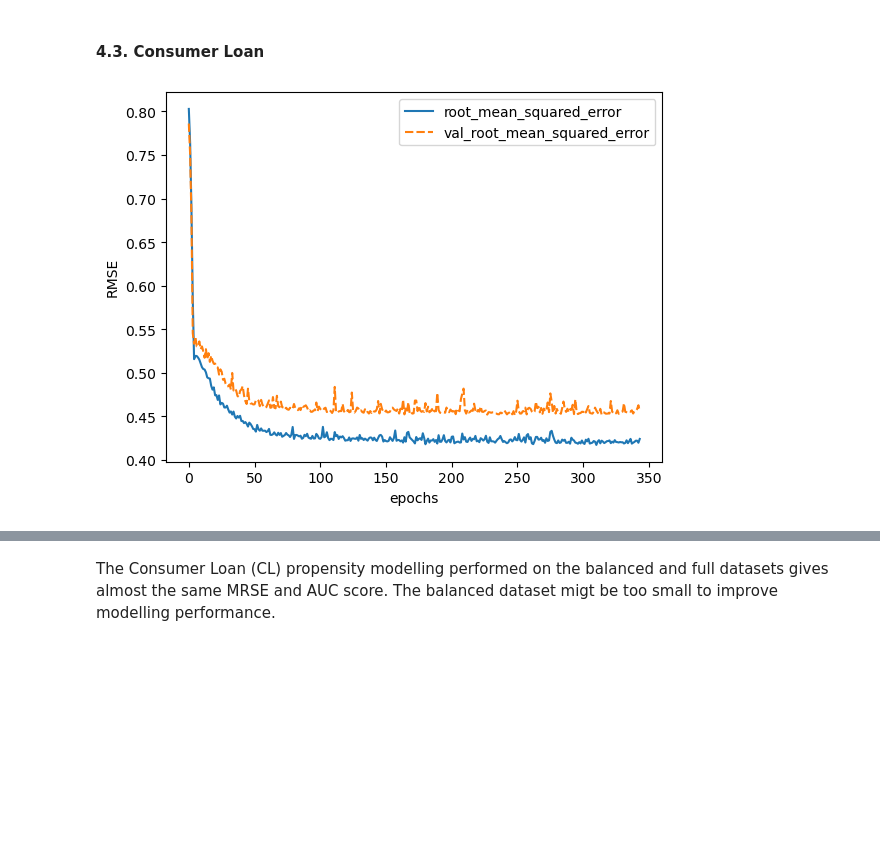
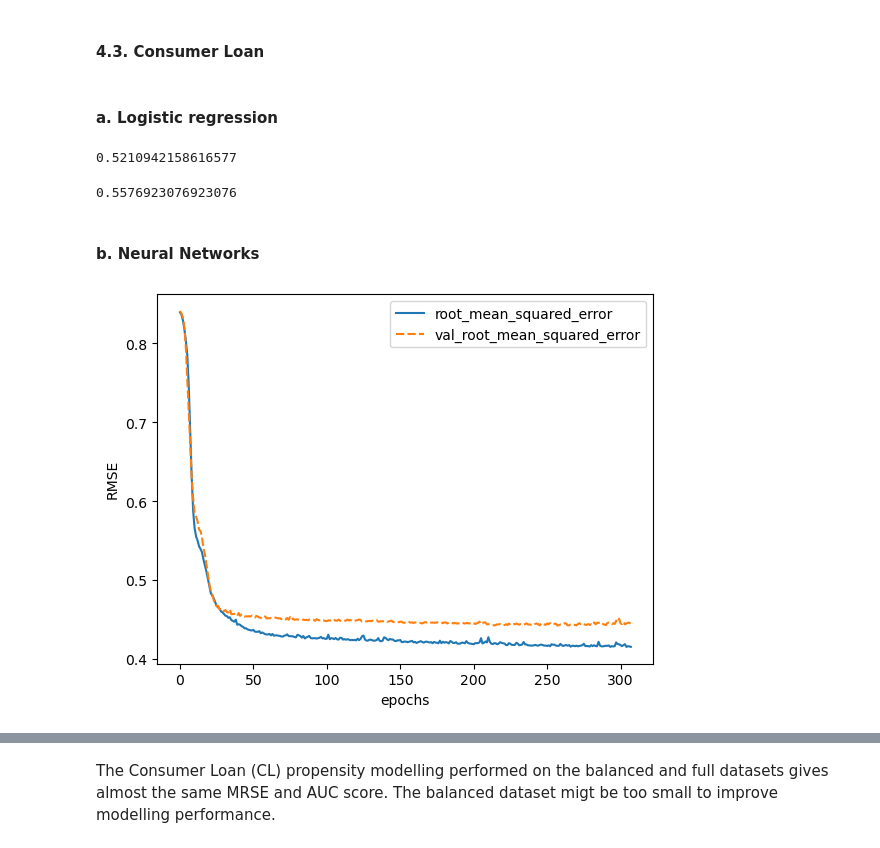
Before and after one commit to ahryho/direct-marketing-optimisation, a Jupyter notebook: notebooks/03_model.ipynb, the cells around one changed output, grey strips where cells are left out. Cells and saved outputs as stored; diff of their text form; code cells hidden in the pictures; blank space fills up the shorter version.

Commit message:
updated with logistic regression

```diff
--- a/notebooks/03_model.ipynb
+++ b/notebooks/03_model.ipynb
@@ -432,11 +471,31 @@ roc_auc_score(Y_valcc, sale_cc.predict(X_valcc))
 The CC propensity modelling performed on the full datasets gives smaller the MRSE and greater AUC score. The balanced dataset migt be too small to improve modelling performance.
 # %% [markdown]
 #### 4.3. Consumer Loan
+# %% [markdown]
+#### a. Logistic regression
+# %%
+# Training and validation - Full dataset
+
+log_reg_cl_f = make_pipeline(StandardScaler(), LogisticRegression())
+log_reg_cl_f.fit(X_traincl_f, Y_traincl_f)
+roc_auc_score(Y_valcl_f, log_reg_cl_f.predict(X_valcl_f))
+# %% [output]
+0.5210942158616577
+# %%
+# Training and validation - Balanced dataset
+
+log_reg_cl = make_pipeline(StandardScaler(), LogisticRegression())
+log_reg_cl.fit(X_traincl, Y_traincl)
+roc_auc_score(Y_valcl, log_reg_cl.predict(X_valcl))
+# %% [output]
+0.5576923076923076
+# %% [markdown]
+#### b. Neural Networks
 # %%
 # Training and validation - Full dataset
-sale_cl_f = train_validate_nn_model(X_traincl_f, Y_traincl_f, X_valcl_f, Y_valcl_f, 8)
+sale_cl_f = train_validate_nn_model(X_traincl_f, Y_traincl_f, X_valcl_f, Y_valcl_f, 10)
 # %% [output]
-[figure, old version]
+[figure, new version]
 # %%
 # AUC Score - Full dataset
 roc_auc_score(Y_valcl_f, sale_cl_f.predict(X_valcl_f))
```
Also changed, not shown: parts of 37 cells of this notebook.
